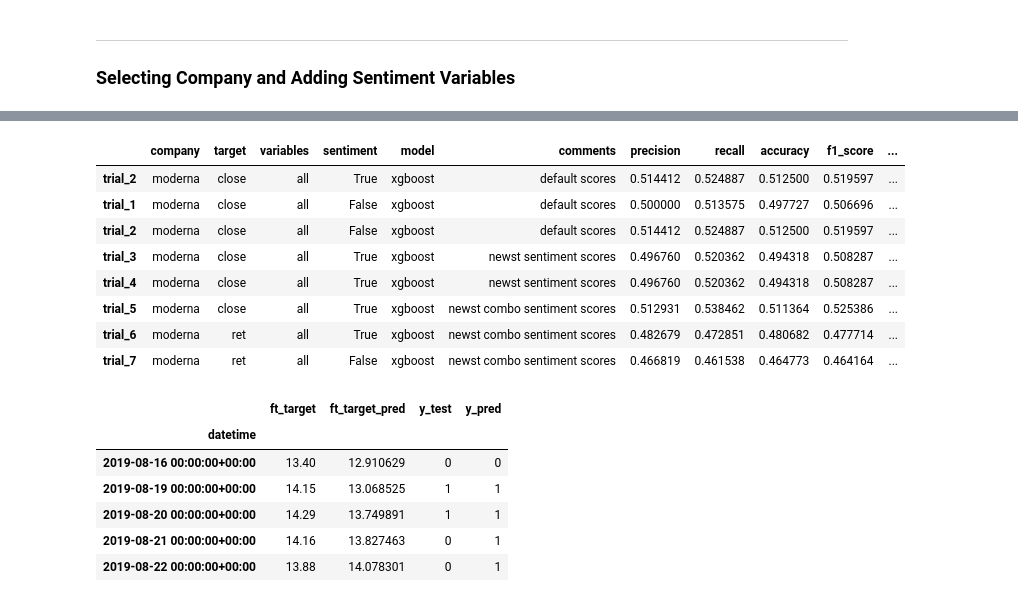
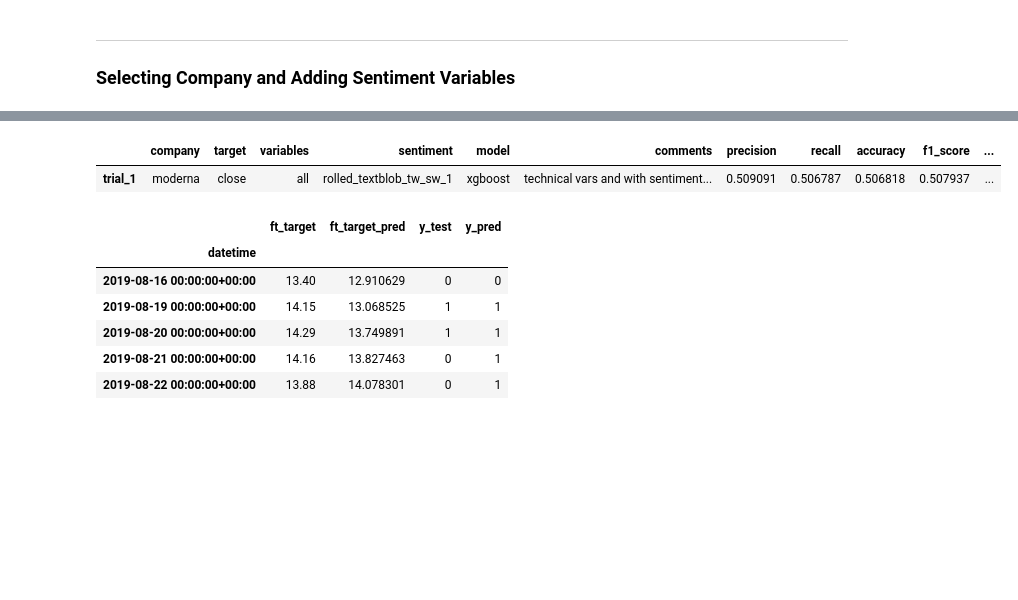
Before and after one commit to Diegozu97/thesis_code, a Jupyter notebook: 05_data_prep.ipynb, the cells around one changed output, grey strips where cells are left out. Drawn from its saved outputs; the diff is of its cells as text; code cells hidden in the pictures; blank space fills up the shorter version.

```diff
--- a/05_data_prep.ipynb
+++ b/05_data_prep.ipynb
@@ -381,16 +376,10 @@ all_results_df.to_csv(modelling_data_path + "/results_summary.csv")
 # %%
 all_results_df = pd.read_csv(modelling_data_path + "/results_summary.csv", index_col =[0])
+all_results_df = all_results_df.sort_values(by = "accuracy", ascending = False)
 all_results_df
 # %% [output]
 |  | company | target | variables | sentiment | model | comments | precision | recall | accuracy | f1_score | ... |
-| trial_2 | moderna | close | all | True | xgboost | default scores | 0.514412 | 0.524887 | 0.512500 | 0.519597 | ... |
-| trial_1 | moderna | close | all | False | xgboost | default scores | 0.500000 | 0.513575 | 0.497727 | 0.506696 | ... |
-| trial_2 | moderna | close | all | False | xgboost | default scores | 0.514412 | 0.524887 | 0.512500 | 0.519597 | ... |
-| trial_3 | moderna | close | all | True | xgboost | newst sentiment scores | 0.496760 | 0.520362 | 0.494318 | 0.508287 | ... |
-| trial_4 | moderna | close | all | True | xgboost | newst sentiment scores | 0.496760 | 0.520362 | 0.494318 | 0.508287 | ... |
-| trial_5 | moderna | close | all | True | xgboost | newst combo sentiment scores | 0.512931 | 0.538462 | 0.511364 | 0.525386 | ... |
-| trial_6 | moderna | ret | all | True | xgboost | newst combo sentiment scores | 0.482679 | 0.472851 | 0.480682 | 0.477714 | ... |
-| trial_7 | moderna | ret | all | False | xgboost | newst combo sentiment scores | 0.466819 | 0.461538 | 0.464773 | 0.464164 | ... |
+| trial_1 | moderna | close | all | rolled_textblob_tw_sw_1 | xgboost | technical vars and with sentiment... | 0.509091 | 0.506787 | 0.506818 | 0.507937 | ... |
 # %%
 resutls_df
 # %% [output]
```
Also changed, not shown: parts of 23 cells of this notebook.
